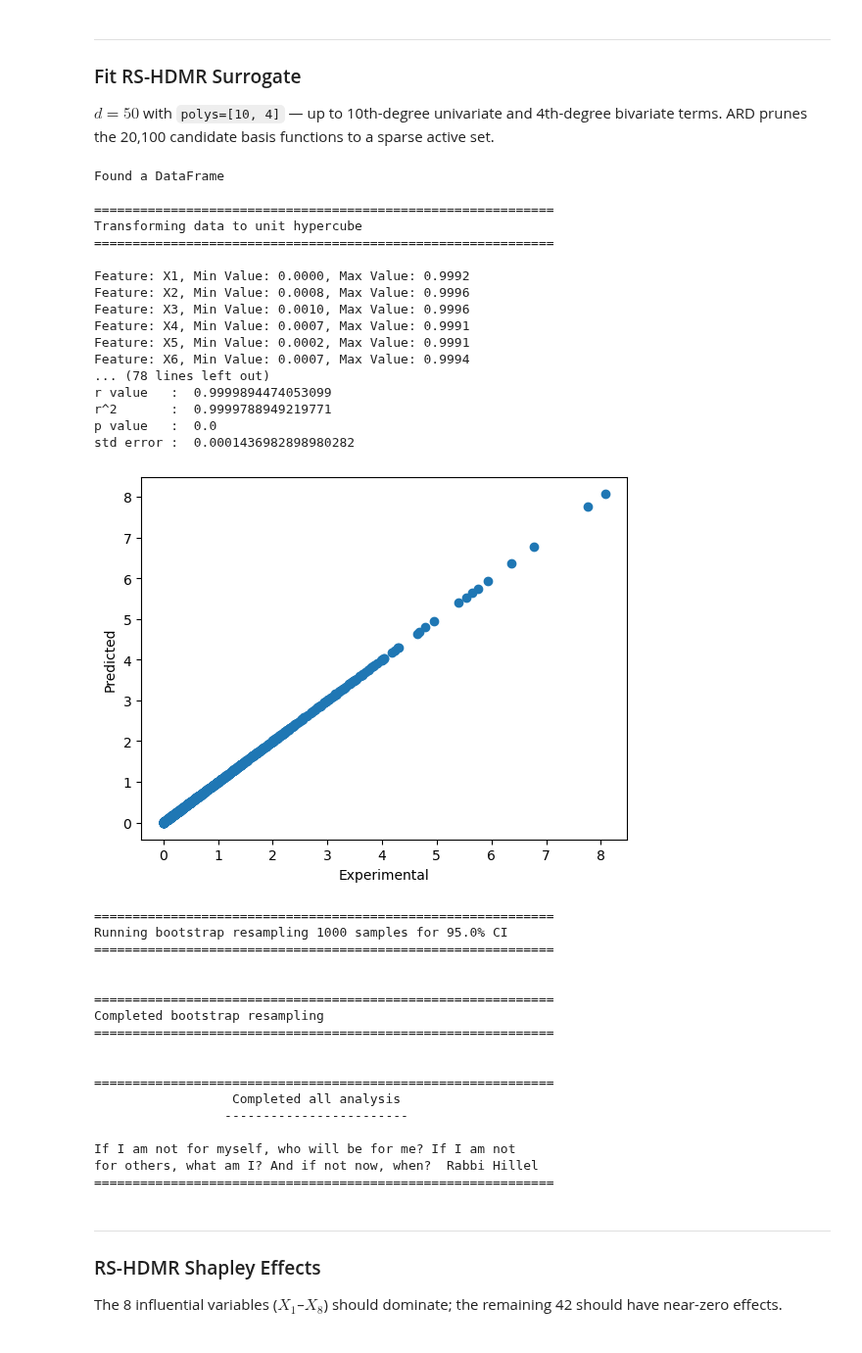
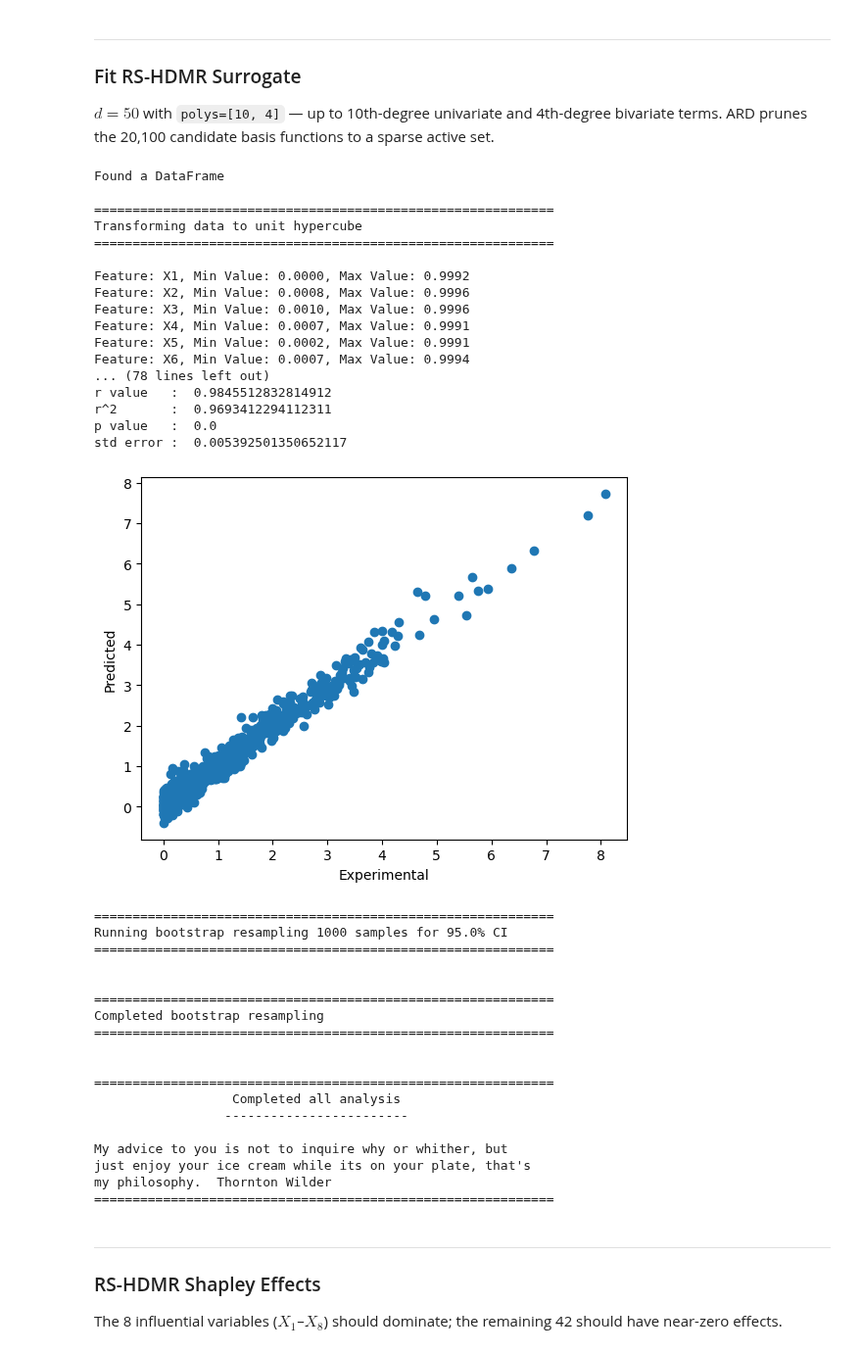
Before and after one commit to frbennett/shapleyx, a Jupyter notebook: Examples/sobolG_function_streaming.ipynb, the cells around one changed output. Shown at 98% size. Drawn from its saved outputs; the diff is of its cells as text; code cells hidden in the pictures.

```diff
--- a/Examples/sobolG_function_streaming.ipynb
+++ b/Examples/sobolG_function_streaming.ipynb
@@ -70,32 +70,33 @@ functions to a sparse active set.
 # %%
 model = rshdmr(
     df,
     polys=[10, 4],
-    n_iter=500,
-    method='ard_cv',
-    cv_method='bayesian',
+    n_iter=100,
+    method='omp_cv_stream',
+    verbose=True,
+    n_jobs=4
 )
 
 sob, shap, total = model.run_all()
 # %% [output]
 Found a DataFrame
 
 ============================================================
 Transforming data to unit hypercube
 ============================================================
 
 Feature: X1, Min Value: 0.0000, Max Value: 0.9992
 Feature: X2, Min Value: 0.0008, Max Value: 0.9996
 Feature: X3, Min Value: 0.0010, Max Value: 0.9996
 Feature: X4, Min Value: 0.0007, Max Value: 0.9991
 Feature: X5, Min Value: 0.0002, Max Value: 0.9991
 Feature: X6, Min Value: 0.0007, Max Value: 0.9994
 ... (78 lines left out)
-r value   :  0.9999894474053099
-r^2       :  0.9999788949219771
+r value   :  0.9845512832814912
+r^2       :  0.9693412294112311
 p value   :  0.0
-std error :  0.0001436982898980282
+std error :  0.005392501350652117
-[figure, old version]
+[figure, new version]
 ============================================================
 Running bootstrap resampling 1000 samples for 95.0% CI
 ============================================================
@@ -110,8 +111,9 @@ Completed bootstrap resampling
                   Completed all analysis
                  ------------------------
 
-If I am not for myself, who will be for me? If I am not
-for others, what am I? And if not now, when?  Rabbi Hillel
+My advice to you is not to inquire why or whither, but
+just enjoy your ice cream while its on your plate, that's
+my philosophy.  Thornton Wilder
 ============================================================
 # %% [markdown]
 ---
```
Also changed, not shown: parts of 4 cells of this notebook.
